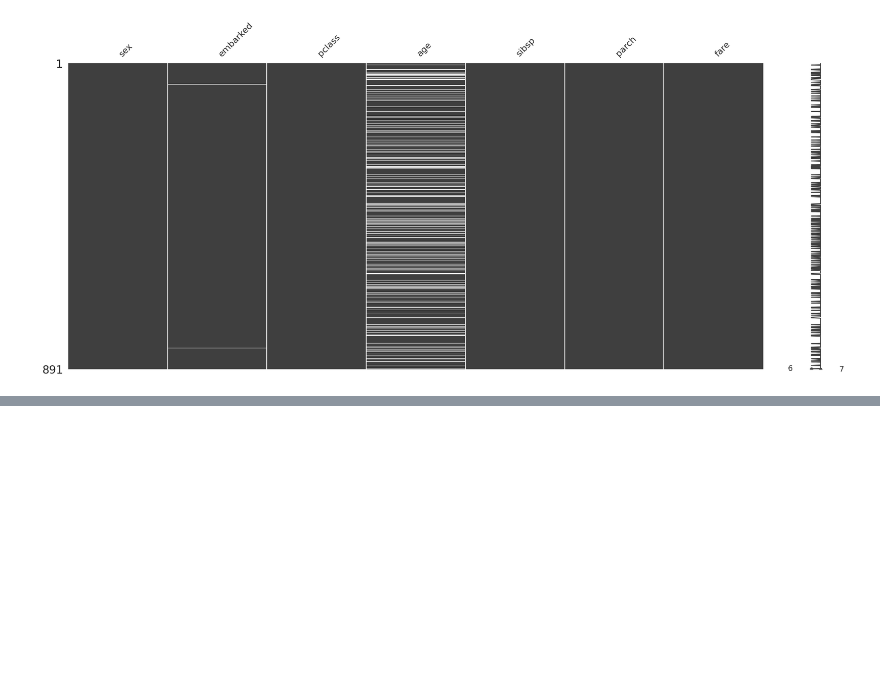
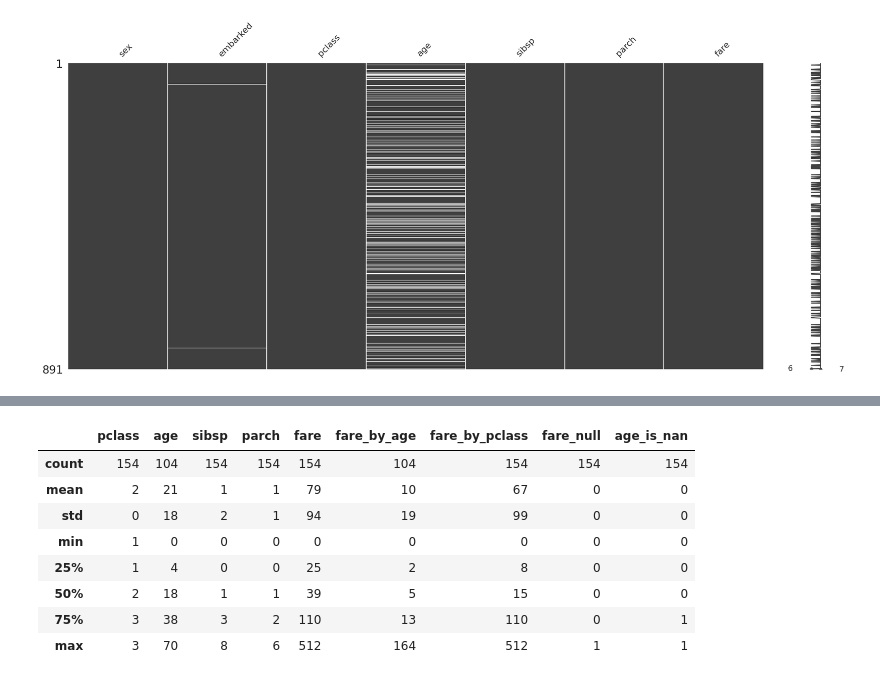
Before and after one commit to AlexandreGazagnes/gargaml, a Jupyter notebook: examples/ml-intro.ipynb, the cells around one changed output, grey strips where cells are left out. Drawn from its saved outputs; the diff is of its cells as text; code cells hidden in the pictures; blank space fills up the shorter version.

```diff
--- a/examples/ml-intro.ipynb
+++ b/examples/ml-intro.ipynb
@@ -84,0 +190,12 @@ X.select_dtypes(include=np.number).corr().round(1)
+# %%
+X_1.describe().astype(int)
+# %% [output]
+|  | pclass | age | sibsp | parch | fare | fare_by_age | fare_by_pclass | fare_null | age_is_nan |
+| count | 154 | 104 | 154 | 154 | 154 | 104 | 154 | 154 | 154 |
+| mean | 2 | 21 | 1 | 1 | 79 | 10 | 67 | 0 | 0 |
+| std | 0 | 18 | 2 | 1 | 94 | 19 | 99 | 0 | 0 |
+| min | 1 | 0 | 0 | 0 | 0 | 0 | 0 | 0 | 0 |
+| 25% | 1 | 4 | 0 | 0 | 25 | 2 | 8 | 0 | 0 |
+| 50% | 2 | 18 | 1 | 1 | 39 | 5 | 15 | 0 | 0 |
+| 75% | 3 | 38 | 3 | 2 | 110 | 13 | 110 | 0 | 1 |
+| max | 3 | 70 | 8 | 6 | 512 | 164 | 512 | 1 | 1 |
```
Also changed, not shown: parts of 140 cells of this notebook, 1 other file.
